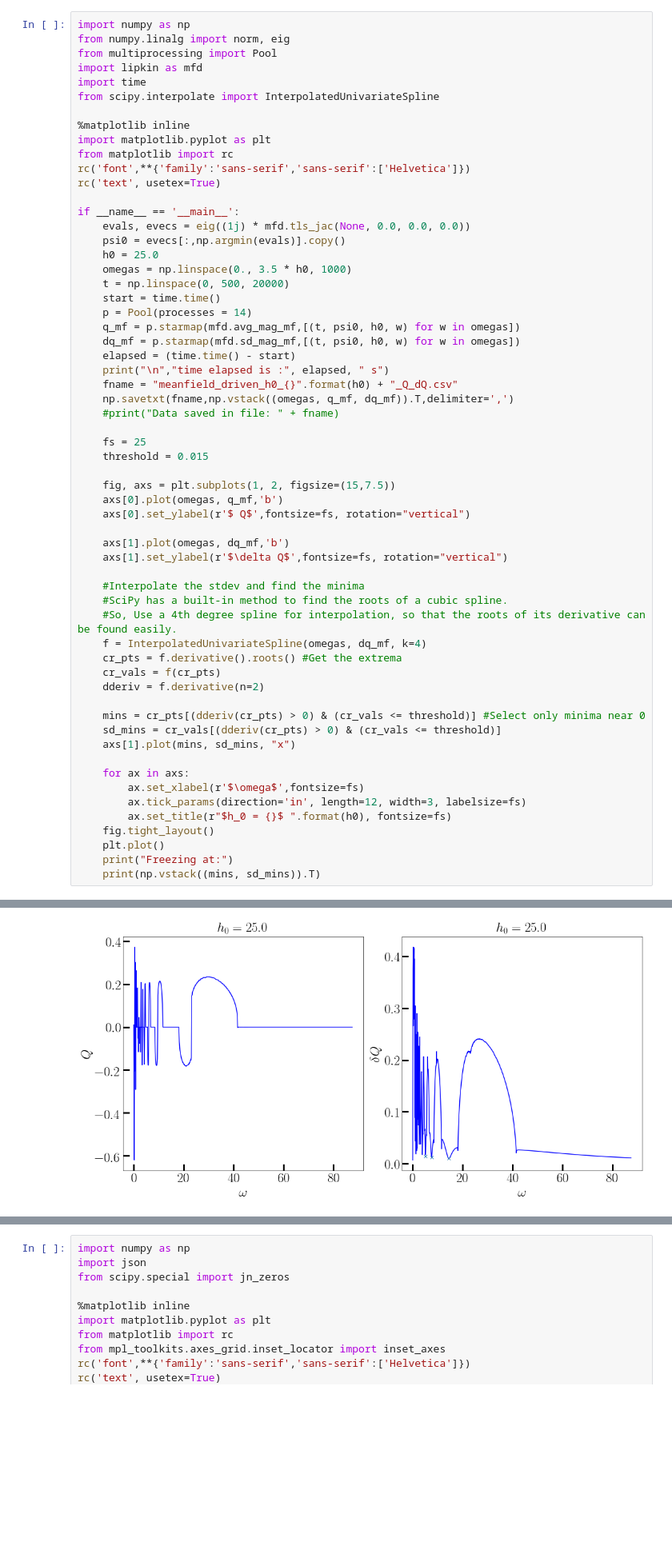
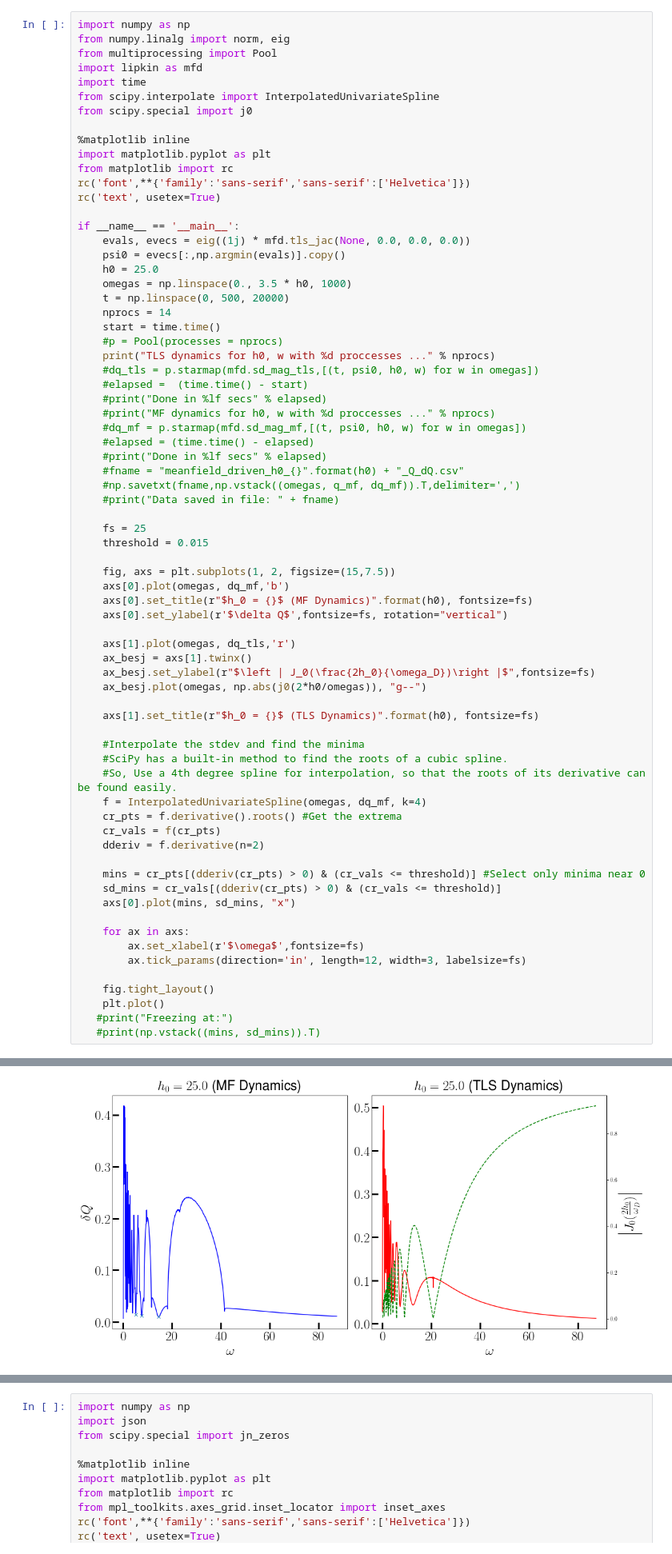
Before and after one commit to deyh2020/periodic_lipkin, a Jupyter notebook: lipkin.ipynb, the cells around one changed output, grey strips where cells are left out. Shown: that part at 80% size. Cells and saved outputs as stored; diff of their text form; blank space fills up the shorter version.

```diff
--- a/lipkin.ipynb
+++ b/lipkin.ipynb
@@ -141,6 +141,7 @@ from multiprocessing import Pool
 import lipkin as mfd
 import time
 from scipy.interpolate import InterpolatedUnivariateSpline
+from scipy.special import j0
 
 %matplotlib inline
 import matplotlib.pyplot as plt
@@ -154,25 +155,35 @@ if __name__ == '__main__':
     h0 = 25.0
     omegas = np.linspace(0., 3.5 * h0, 1000)
     t = np.linspace(0, 500, 20000)
+    nprocs = 14
     start = time.time()
-    p = Pool(processes = 14)
-    q_mf = p.starmap(mfd.avg_mag_mf,[(t, psi0, h0, w) for w in omegas])
-    dq_mf = p.starmap(mfd.sd_mag_mf,[(t, psi0, h0, w) for w in omegas])
-    elapsed = (time.time() - start)
-    print("\n","time elapsed is :", elapsed, " s")
-    fname = "meanfield_driven_h0_{}".format(h0) + "_Q_dQ.csv"
-    np.savetxt(fname,np.vstack((omegas, q_mf, dq_mf)).T,delimiter=',')
+    #p = Pool(processes = nprocs)
+    print("TLS dynamics for h0, w with %d proccesses ..." % nprocs)
+    #dq_tls = p.starmap(mfd.sd_mag_tls,[(t, psi0, h0, w) for w in omegas])
+    #elapsed =  (time.time() - start)
+    #print("Done in %lf secs" % elapsed)
+    #print("MF dynamics for h0, w with %d proccesses ..." % nprocs)
+    #dq_mf = p.starmap(mfd.sd_mag_mf,[(t, psi0, h0, w) for w in omegas])
+    #elapsed = (time.time() - elapsed)
+    #print("Done in %lf secs" % elapsed)
+    #fname = "meanfield_driven_h0_{}".format(h0) + "_Q_dQ.csv"
+    #np.savetxt(fname,np.vstack((omegas, q_mf, dq_mf)).T,delimiter=',')
     #print("Data saved in file: " + fname)
 
     fs = 25
     threshold = 0.015
 
     fig, axs = plt.subplots(1, 2, figsize=(15,7.5))
-    axs[0].plot(omegas, q_mf,'b')
-    axs[0].set_ylabel(r'$ Q$',fontsize=fs, rotation="vertical")
+    axs[0].plot(omegas, dq_mf,'b')
+    axs[0].set_title(r"$h_0 = {}$ (MF Dynamics)".format(h0), fontsize=fs)
+    axs[0].set_ylabel(r'$\delta Q$',fontsize=fs, rotation="vertical")
 
-    axs[1].plot(omegas, dq_mf,'b')
-    axs[1].set_ylabel(r'$\delta Q$',fontsize=fs, rotation="vertical")
+    axs[1].plot(omegas, dq_tls,'r')
+    ax_besj = axs[1].twinx()
+    ax_besj.set_ylabel(r"$\left | J_0(\frac{2h_0}{\omega_D})\right |$",fontsize=fs)
+    ax_besj.plot(omegas, np.abs(j0(2*h0/omegas)), "g--")
+
+    axs[1].set_title(r"$h_0 = {}$ (TLS Dynamics)".format(h0), fontsize=fs)
 
     #Interpolate the stdev and find the minima
     #SciPy has a built-in method to find the roots of a cubic spline.
@@ -184,14 +195,14 @@ if __name__ == '__main__':
 
     mins = cr_pts[(dderiv(cr_pts) > 0) & (cr_vals <= threshold)] #Select only minima near 0
     sd_mins = cr_vals[(dderiv(cr_pts) > 0) & (cr_vals <= threshold)]
-    axs[1].plot(mins, sd_mins, "x")
+    axs[0].plot(mins, sd_mins, "x")
 
     for ax in axs:
         ax.set_xlabel(r'$\omega$',fontsize=fs)
         ax.tick_params(direction='in', length=12, width=3, labelsize=fs)
-        ax.set_title(r"$h_0 = {}$ ".format(h0), fontsize=fs)
+
     fig.tight_layout()
     plt.plot()
-    print("Freezing at:")
-    print(np.vstack((mins, sd_mins)).T)
+   #print("Freezing at:")
+   #print(np.vstack((mins, sd_mins)).T)
 # %% [output]
@@ -203,2 +210,2 @@ Freezing at:
-[figure, old version]
+[figure, new version]
 # %% [markdown]
```
Also changed, not shown: parts of 4 cells of this notebook, 1 other file.
